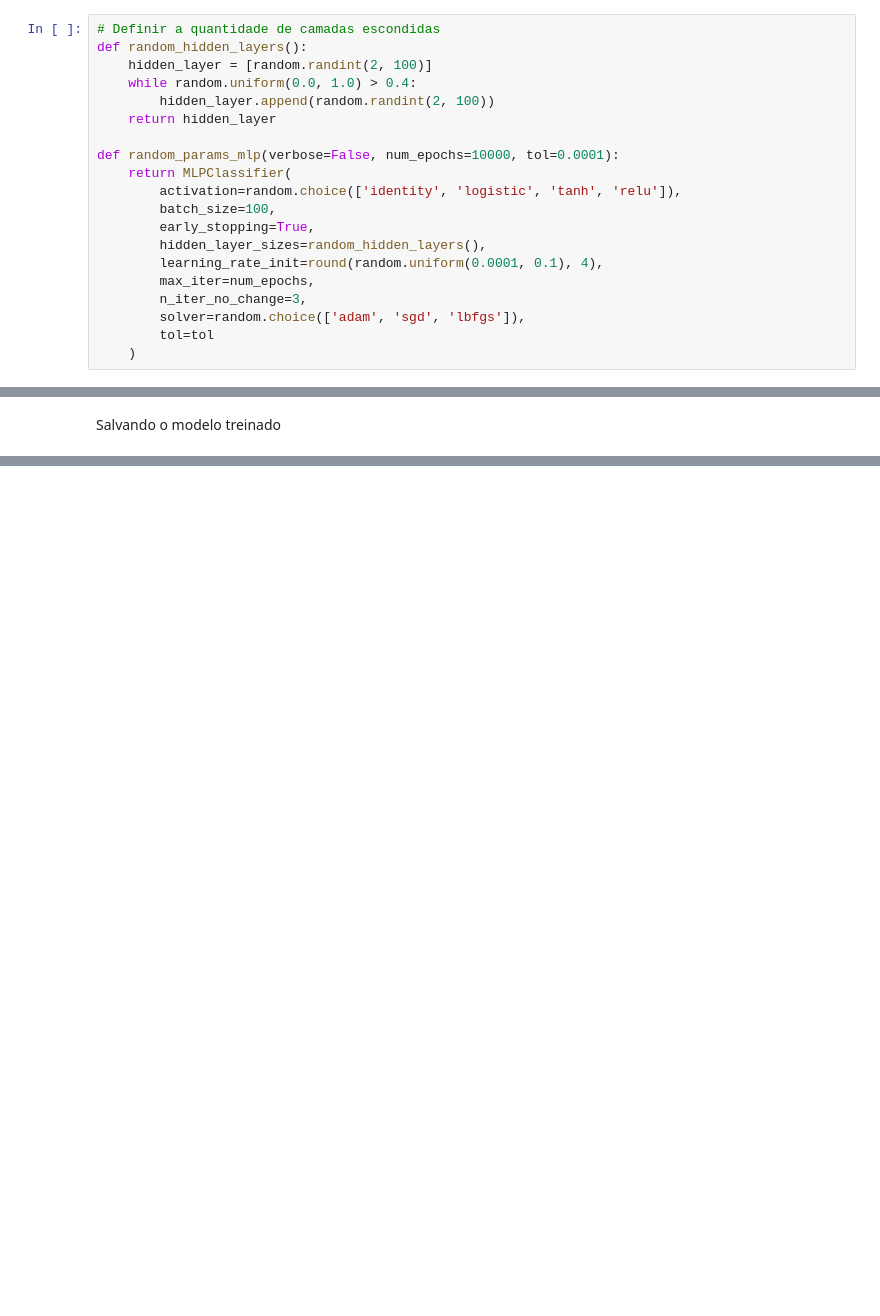
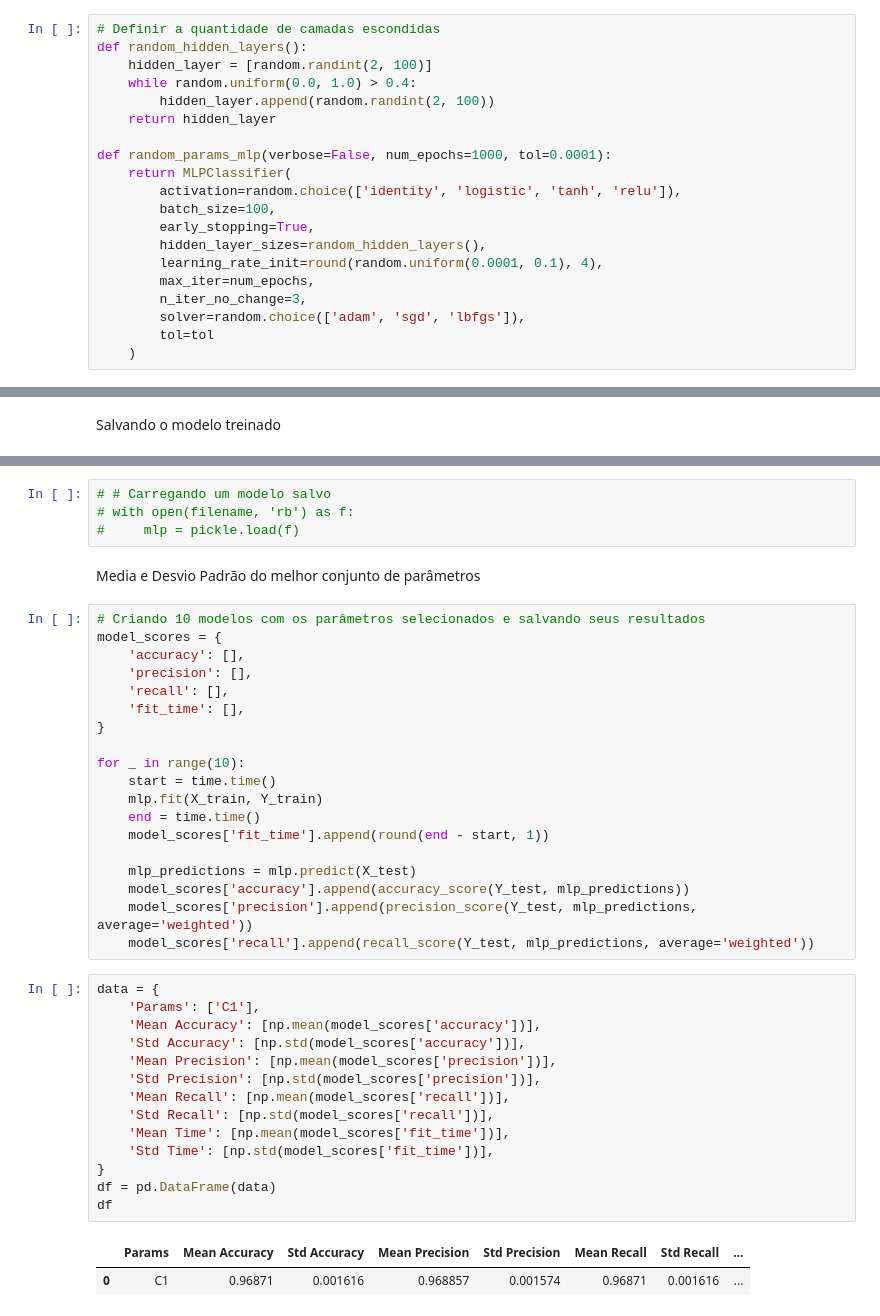
Before and after one commit to GuilhermeMaciel75/Redes_Neurais_p1, a Jupyter notebook: src/sklearnMnistMLP.ipynb, the cells around one changed output, grey strips where cells are left out. Drawn from its saved outputs; the diff is of its cells as text; blank space fills up the shorter version.

Commit message:
add median and std on sklearnMLP

```diff
--- a/src/sklearnMnistMLP.ipynb
+++ b/src/sklearnMnistMLP.ipynb
@@ -28,7 +33,7 @@ def random_hidden_layers():
         hidden_layer.append(random.randint(2, 100))
     return hidden_layer
 
-def random_params_mlp(verbose=False, num_epochs=10000, tol=0.0001):
+def random_params_mlp(verbose=False, num_epochs=1000, tol=0.0001):
     return MLPClassifier(
         activation=random.choice(['identity', 'logistic', 'tanh', 'relu']),
         batch_size=100,
@@ -124 +132,43 @@ with open('test_model.plk', 'wb') as f:
     pickle.dump(mlp, f)
+# %%
+# # Carregando um modelo salvo
+# with open(filename, 'rb') as f:
+#     mlp = pickle.load(f)
+# %% [markdown]
+Media e Desvio Padrão do melhor conjunto de parâmetros
+# %%
+# Criando 10 modelos com os parâmetros selecionados e salvando seus resultados
+model_scores = {
+    'accuracy': [],
+    'precision': [],
+    'recall': [],
+    'fit_time': [],
+}
+
+for _ in range(10):
+    start = time.time()
+    mlp.fit(X_train, Y_train)
+    end = time.time()
+    model_scores['fit_time'].append(round(end - start, 1))
+
+    mlp_predictions = mlp.predict(X_test)
+    model_scores['accuracy'].append(accuracy_score(Y_test, mlp_predictions))
+    model_scores['precision'].append(precision_score(Y_test, mlp_predictions, average='weighted'))
+    model_scores['recall'].append(recall_score(Y_test, mlp_predictions, average='weighted'))
+# %%
+data = {
+    'Params': ['C1'],
+    'Mean Accuracy': [np.mean(model_scores['accuracy'])],
+    'Std Accuracy': [np.std(model_scores['accuracy'])],
+    'Mean Precision': [np.mean(model_scores['precision'])],
+    'Std Precision': [np.std(model_scores['precision'])],
+    'Mean Recall': [np.mean(model_scores['recall'])],
+    'Std Recall': [np.std(model_scores['recall'])],
+    'Mean Time': [np.mean(model_scores['fit_time'])],
+    'Std Time': [np.std(model_scores['fit_time'])],
+}
+df = pd.DataFrame(data)
+df
+# %% [output]
+|  | Params | Mean Accuracy | Std Accuracy | Mean Precision | Std Precision | Mean Recall | Std Recall | ... |
+| 0 | C1 | 0.96871 | 0.001616 | 0.968857 | 0.001574 | 0.96871 | 0.001616 | ... |
```
Also changed, not shown: parts of 7 cells of this notebook.
